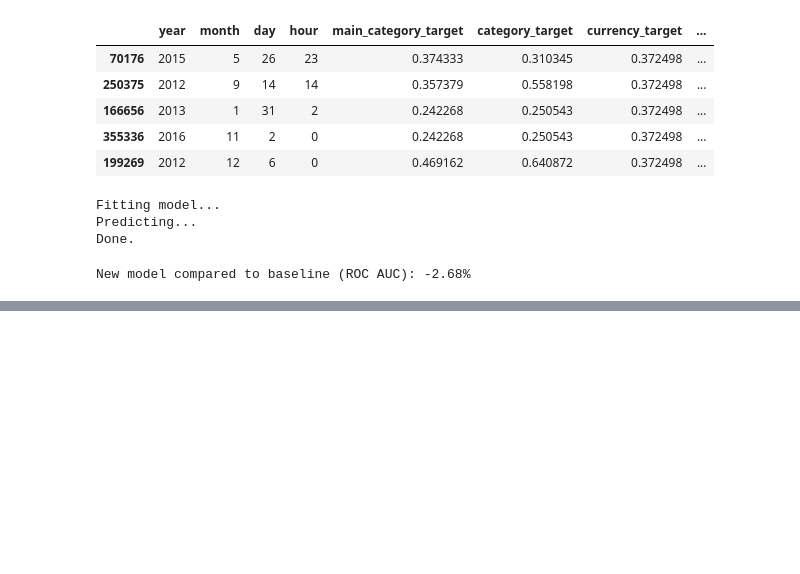
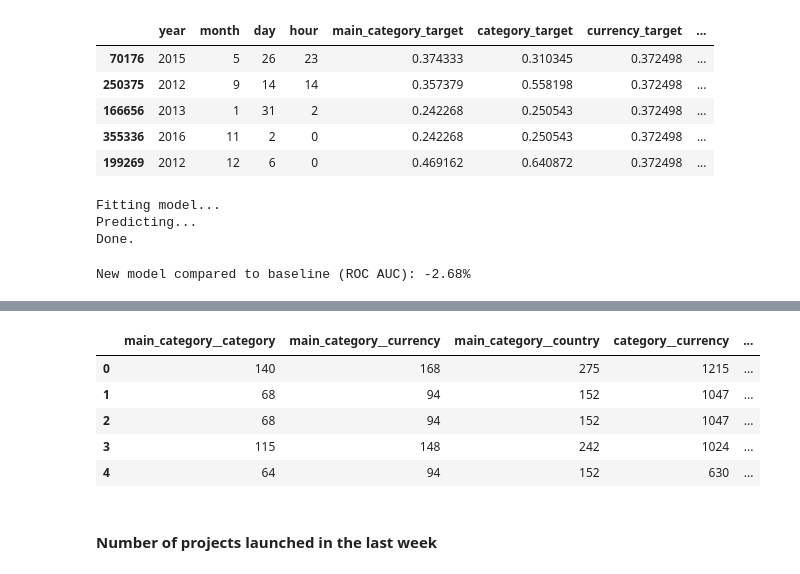
Before and after one commit to celeryexchange/kickstarter-kaggle-tutorial, a Jupyter notebook: notebooks/mj-01-kickstarter.ipynb, the cells around one changed output, grey strips where cells are left out. Cells and saved outputs as stored; diff of their text form; code cells hidden in the pictures; blank space fills up the shorter version.

```diff
--- a/notebooks/mj-01-kickstarter.ipynb
+++ b/notebooks/mj-01-kickstarter.ipynb
@@ -440,0 +488,18 @@ New model compared to baseline (ROC AUC): -2.68%
+# %%
+# init encoder
+le = LabelEncoder()
+
+# encode
+encoded = interactions.apply(le.fit_transform)
+
+# inspect
+encoded.head()
+# %% [output]
+|  | main_category__category | main_category__currency | main_category__country | category__currency | ... |
+| 0 | 140 | 168 | 275 | 1215 | ... |
+| 1 | 68 | 94 | 152 | 1047 | ... |
+| 2 | 68 | 94 | 152 | 1047 | ... |
+| 3 | 115 | 148 | 242 | 1024 | ... |
+| 4 | 64 | 94 | 152 | 630 | ... |
+# %% [markdown]
+#### Number of projects launched in the last week
```
Also changed, not shown: parts of 23 cells of this notebook.
